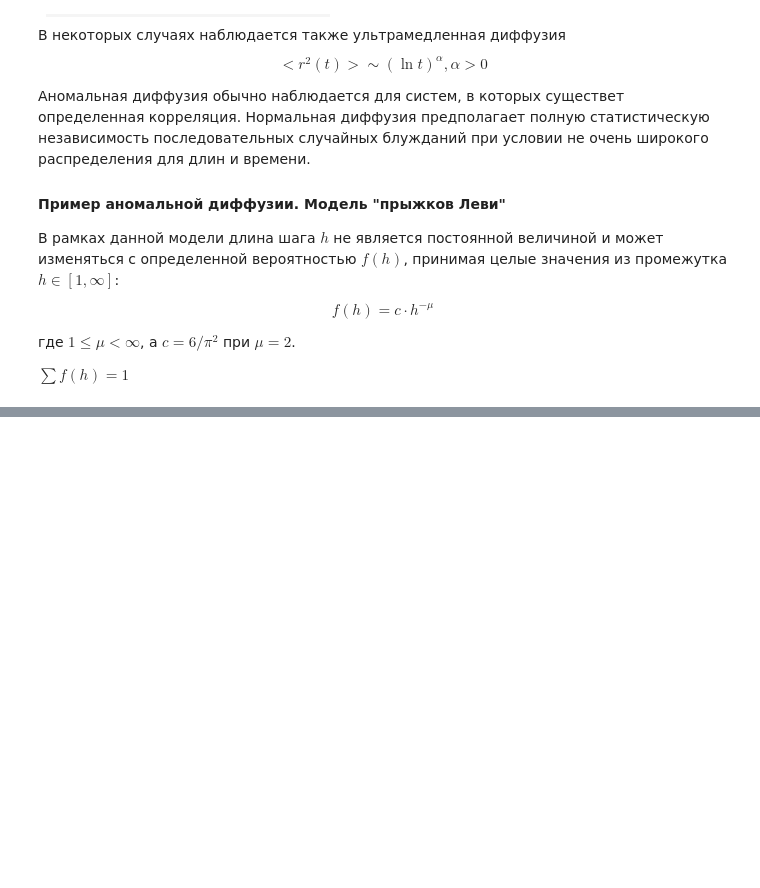
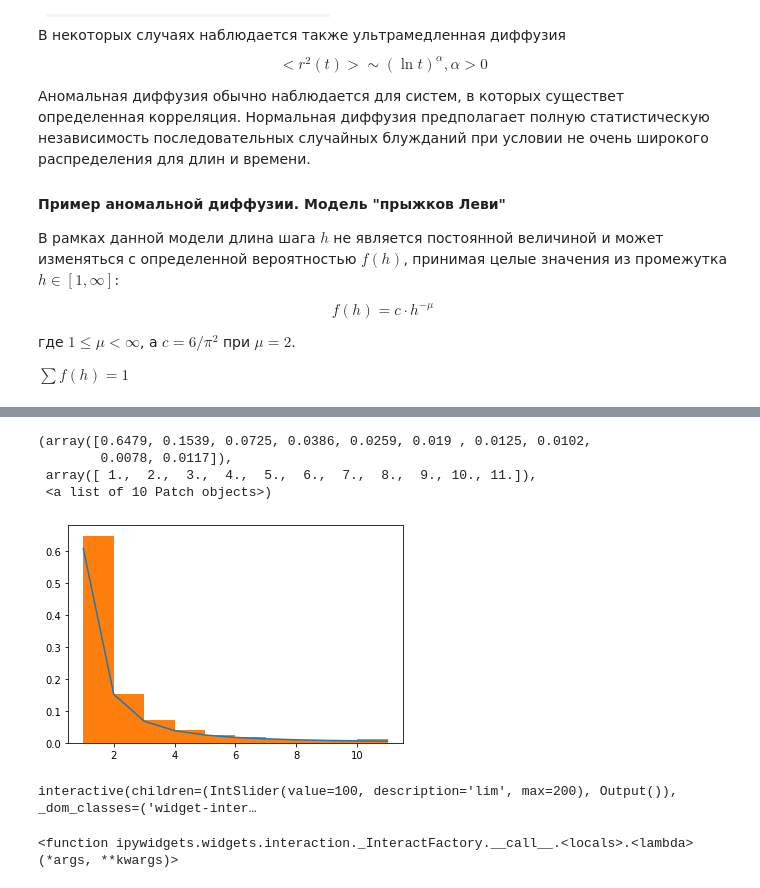
Before and after one commit to AlexLoner/Python_for_Science, a Jupyter notebook: Lecture_7/7_Lec_Diffusion.ipynb, the cells around one changed output, grey strips where cells are left out. Cells and saved outputs as stored; diff of their text form; code cells hidden in the pictures; blank space fills up the shorter version.

```diff
--- a/Lecture_7/7_Lec_Diffusion.ipynb
+++ b/Lecture_7/7_Lec_Diffusion.ipynb
@@ -38,0 +110,21 @@ $\sum f(h) = 1$
+# %%
+def generate_random_number(func, x1, x2, y1=0, y2=1):
+    y = 1
+    point = 0
+
+    while y > point:
+        x = np.random.randint(x1, x2)
+        y = (y2 - y1) * np.random.rand() + y1
+        point = func(x)
+    return x
+# %%
+test = [generate_random_number(distribution, 1, 12) for _ in range(10000)]
+# %%
+plt.plot(x, distribution(x))
+plt.hist(test, density=True)
+# %% [output]
+(array([0.6479, 0.1539, 0.0725, 0.0386, 0.0259, 0.019 , 0.0125, 0.0102,
+        0.0078, 0.0117]),
+ array([ 1.,  2.,  3.,  4.,  5.,  6.,  7.,  8.,  9., 10., 11.]),
+ <a list of 10 Patch objects>)
+[figure, added]
@@ -38,0 +177,5 @@ $\sum f(h) = 1$
+# %%
+interact(w.show_walks, lim=(0, w.steps))
+# %% [output]
+interactive(children=(IntSlider(value=100, description='lim', max=200), Output()), _dom_classes=('widget-inter…
+<function ipywidgets.widgets.interaction._InteractFactory.__call__.<locals>.<lambda>(*args, **kwargs)>
```
Also changed, not shown: parts of 13 cells of this notebook.
